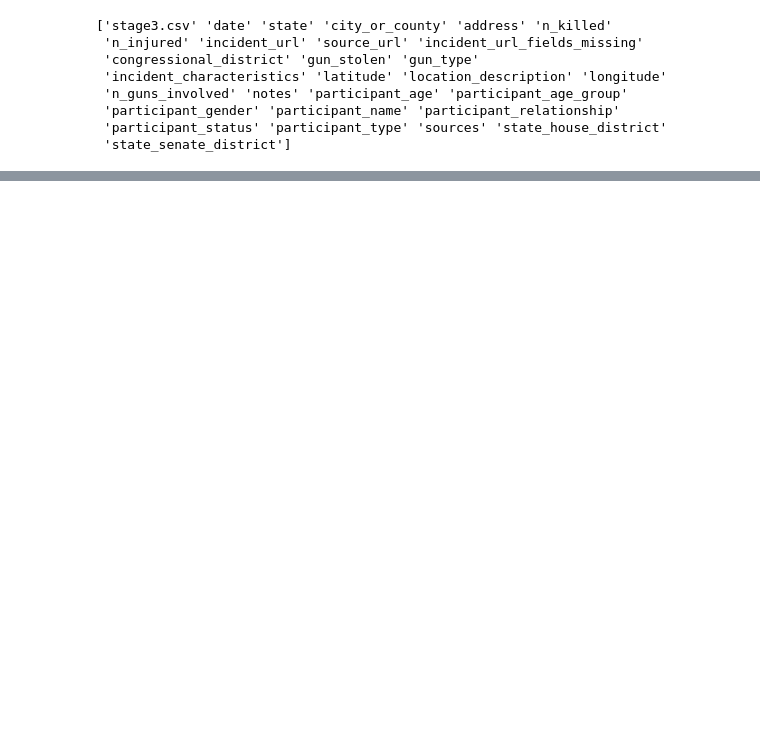
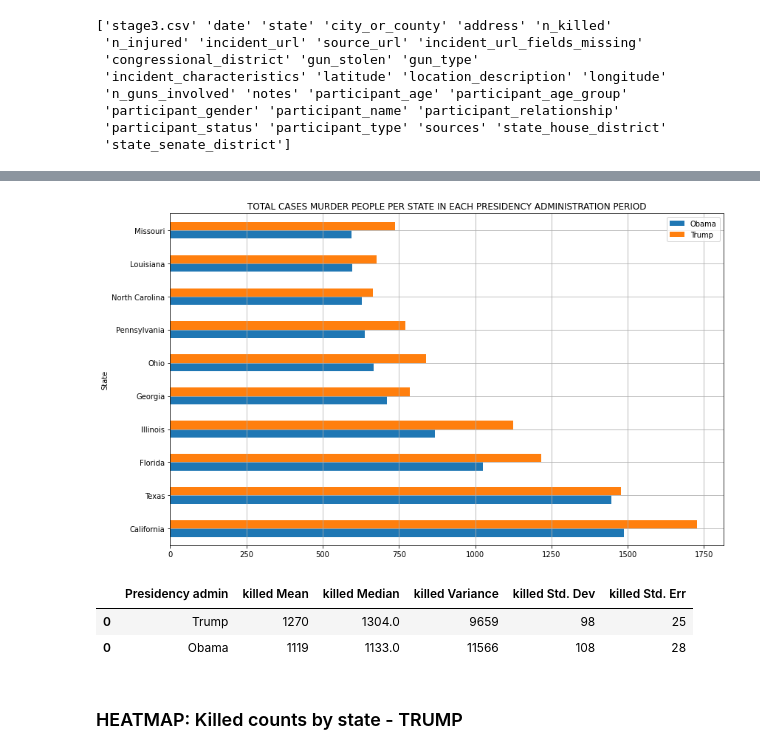
Before and after one commit to KimchiKoala/UCI-Project-1_Group8, a Jupyter notebook: Crime_Data.ipynb, the cells around one changed output, grey strips where cells are left out. Drawn from its saved outputs; the diff is of its cells as text; code cells hidden in the pictures; blank space fills up the shorter version.

```diff
--- a/Crime_Data.ipynb
+++ b/Crime_Data.ipynb
@@ -437,0 +405,8 @@ summary_Trump_Injured
+# %%
+killed_Crime = re_Crime.loc[(re_Crime["Presidency"] == 'Obama')]
+
+Total_killed = killed_Crime.groupby("State").sum()['Number Killed']
+
+obama = Total_killed.sort_values(ascending =False).head(11)
+
+obama
@@ -437,0 +427,8 @@ summary_Trump_Injured
+# %%
+killed_Crime= re_Crime.loc[(re_Crime["Presidency"] == 'Trump')]
+
+Total_killed = killed_Crime.groupby("State").sum()['Number Killed']
+
+trump = Total_killed.sort_values(ascending =False).head(11)
+
+trump
@@ -437,0 +449,5 @@ summary_Trump_Injured
+# %%
+killed_state_merge = pd.merge(obama, trump, on ='State',how = 'inner')
+killed_state_merge =killed_state_merge.rename(columns= {"No. of Killed People_x":"Killed_Obama",
+                                                  "No. of Killed People_y":"Killed_Trump"})
+killed_state_merge
@@ -437,0 +467,15 @@ summary_Trump_Injured
+# %%
+#Graph of top ten states of gun Violation Incident counts:
+
+killed_state_merge.plot.barh(legend=True, figsize=(12,7), rot =0)
+plt.subplots_adjust(bottom= 0.2, top = 0.98)
+# rename legend
+L=plt.legend()
+L.get_texts()[0].set_text('Obama')
+L.get_texts()[1].set_text('Trump')
+plt.title(f"TOTAL CASES MURDER PEOPLE PER STATE IN EACH PRESIDENCY ADMINISTRATION PERIOD")
+plt.tight_layout()
+plt.grid(True)
+plt.show()
+# %% [output]
+[figure, added]
@@ -437,0 +509,11 @@ summary_Trump_Injured
+# %%
+# Demographic Statistic by Presidency
+combine_df = [summary_Trump_killed, summary_Obama_killed]
+pres_summary_killed= pd.concat(combine_df)
+pres_summary_killed
+# %% [output]
+|  | Presidency admin | killed Mean | killed Median | killed Variance | killed Std. Dev | killed Std. Err |
+| 0 | Trump | 1270 | 1304.0 | 9659 | 98 | 25 |
+| 0 | Obama | 1119 | 1133.0 | 11566 | 108 | 28 |
+# %% [markdown]
+### HEATMAP: Killed counts by state - TRUMP
```
Also changed, not shown: parts of 51 cells of this notebook, 1 other file.
